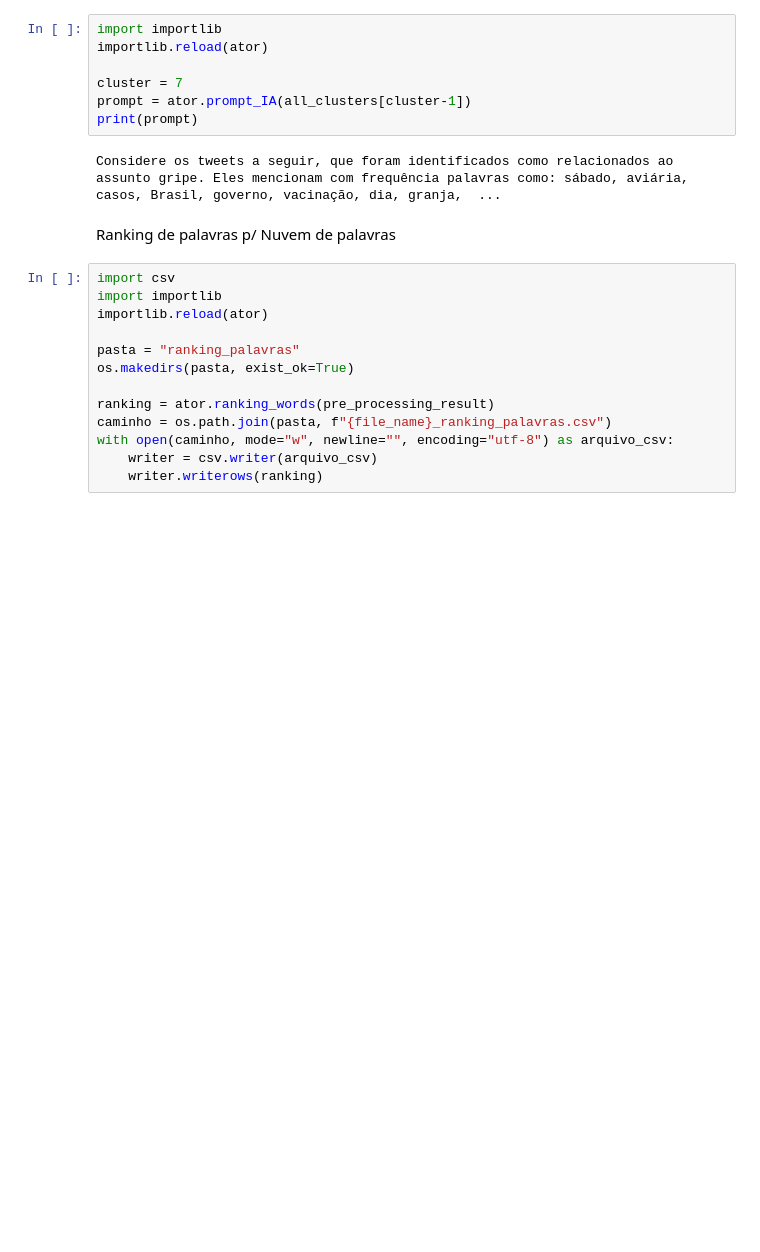
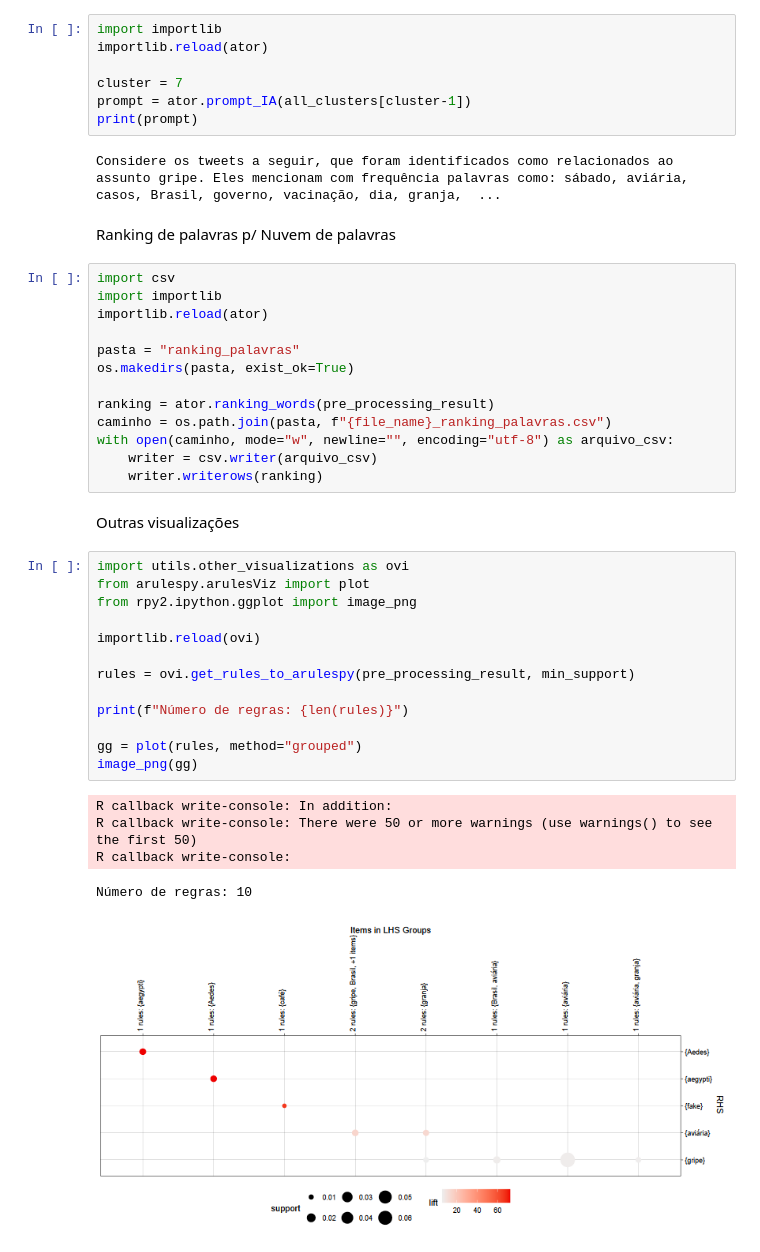
Before and after one commit to luiza-bolonha/Pre-Processing-ToR, a Jupyter notebook: main_social_media.ipynb, the cells around one changed output. Cells and saved outputs as stored; diff of their text form; blank space fills up the shorter version.

```diff
--- a/main_social_media.ipynb
+++ b/main_social_media.ipynb
@@ -158,3 +158,24 @@ caminho = os.path.join(pasta, f"{file_name}_ranking_palavras.csv")
 with open(caminho, mode="w", newline="", encoding="utf-8") as arquivo_csv:
     writer = csv.writer(arquivo_csv)
     writer.writerows(ranking)
+# %% [markdown]
+Outras visualizações
+# %%
+import utils.other_visualizations as ovi
+from arulespy.arulesViz import plot
+from rpy2.ipython.ggplot import image_png
+
+importlib.reload(ovi)
+
+rules = ovi.get_rules_to_arulespy(pre_processing_result, min_support)
+
+print(f"Número de regras: {len(rules)}")
+
+gg = plot(rules, method="grouped")
+image_png(gg)
+# %% [output]
+R callback write-console: In addition:
+R callback write-console: There were 50 or more warnings (use warnings() to see the first 50)
+R callback write-console:
+Número de regras: 10
+[figure, added]
```
Also changed, not shown: parts of 2 cells of this notebook, 5 other files.
